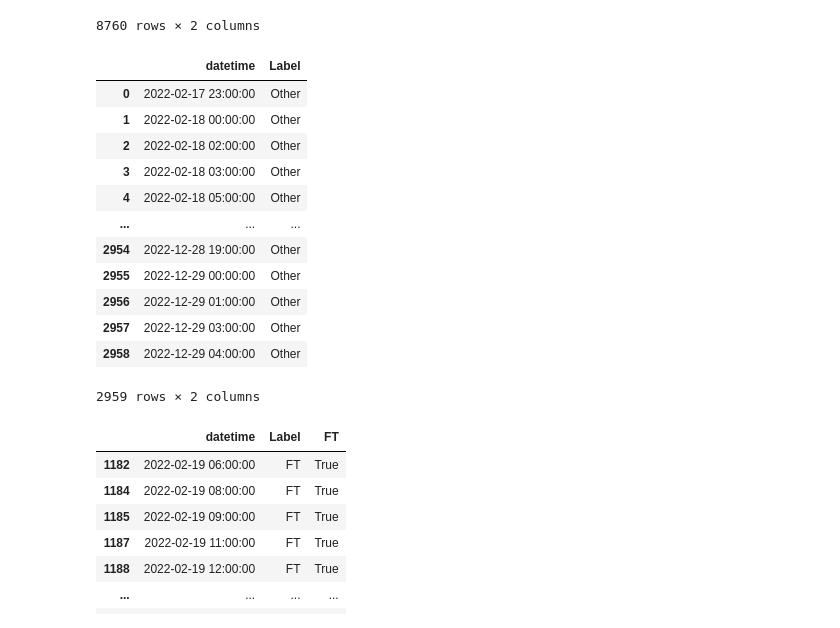
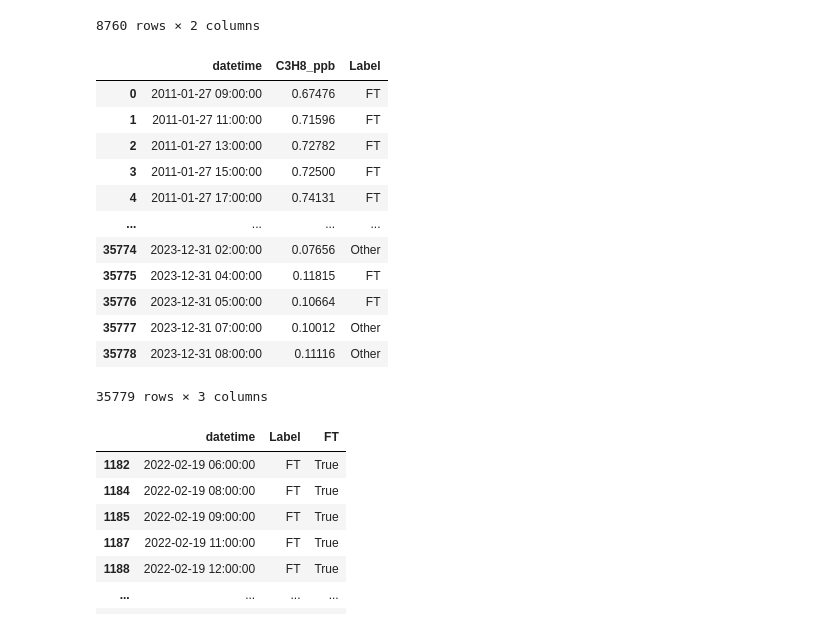
Before and after one commit to enrico-mancinelli/Propane, a Jupyter notebook: Code_c3h8/PBL_FT_C3H8_events.ipynb, the cells around one changed output. Cells and saved outputs as stored; diff of their text form; code cells hidden in the pictures.

```diff
--- a/Code_c3h8/PBL_FT_C3H8_events.ipynb
+++ b/Code_c3h8/PBL_FT_C3H8_events.ipynb
@@ -23,8 +23,8 @@ from sklearn.metrics import r2_score, mean_squared_error
 from scipy.stats import ttest_ind
 # %%
 # Define file paths
-file1 = "/home/maione/work_big/propane/analysis/Propane/Processed_data/processed_met_11_23.csv"
-file2 = "/home/maione/work_big/propane/analysis/Propane/Processed_data/processed_c3h8.csv"
+file1 = "Processed_data/processed_met_11_23.csv"
+file2 = "Processed_data/processed_c3h8.csv"
 
 
 # Read meteo data, parse 'DATETIME' as datetime, and set as index
@@ -129,8 +129,8 @@ merged_df
 # COUNT OCCURRENCES OF EACH LABEL PER EVENT
 
 # Filter between dates (inclusive)
-start_date = '2022/01/01'
-end_date = '2022/12/31'
+start_date = '2011/01/01'
+end_date = '2023/12/31'
 filtered_df = merged_df[(merged_df['date'] >= start_date) & (merged_df['date'] <= end_date)]
 
 print(filtered_df)
@@ -242,19 +215,19 @@ df_pbl_era
 | 8759 | 2022-12-31 23:00:00 | True |
 8760 rows × 2 columns
 # %%
-df_era_22= filt_df_percentile[['datetime','Label']].reset_index(drop=True)
+df_era_22= filt_df_percentile[['datetime','C3H8_ppb','Label']].reset_index(drop=True)
 df_era_22
 # %% [output]
-|  | datetime | Label |
-| 0 | 2022-02-17 23:00:00 | Other |
-| 1 | 2022-02-18 00:00:00 | Other |
-| 2 | 2022-02-18 02:00:00 | Other |
-| 3 | 2022-02-18 03:00:00 | Other |
-| 4 | 2022-02-18 05:00:00 | Other |
-| ... | ... | ... |
-| 2954 | 2022-12-28 19:00:00 | Other |
-| 2955 | 2022-12-29 00:00:00 | Other |
-| 2956 | 2022-12-29 01:00:00 | Other |
-| 2957 | 2022-12-29 03:00:00 | Other |
-| 2958 | 2022-12-29 04:00:00 | Other |
+|  | datetime | C3H8_ppb | Label |
+| 0 | 2011-01-27 09:00:00 | 0.67476 | FT |
+| 1 | 2011-01-27 11:00:00 | 0.71596 | FT |
+| 2 | 2011-01-27 13:00:00 | 0.72782 | FT |
+| 3 | 2011-01-27 15:00:00 | 0.72500 | FT |
+| 4 | 2011-01-27 17:00:00 | 0.74131 | FT |
+| ... | ... | ... | ... |
+| 35774 | 2023-12-31 02:00:00 | 0.07656 | Other |
+| 35775 | 2023-12-31 04:00:00 | 0.11815 | FT |
+| 35776 | 2023-12-31 05:00:00 | 0.10664 | FT |
+| 35777 | 2023-12-31 07:00:00 | 0.10012 | Other |
+| 35778 | 2023-12-31 08:00:00 | 0.11116 | Other |
-2959 rows × 2 columns
+35779 rows × 3 columns
```
Also changed, not shown: parts of 8 cells of this notebook, 17 other files.
